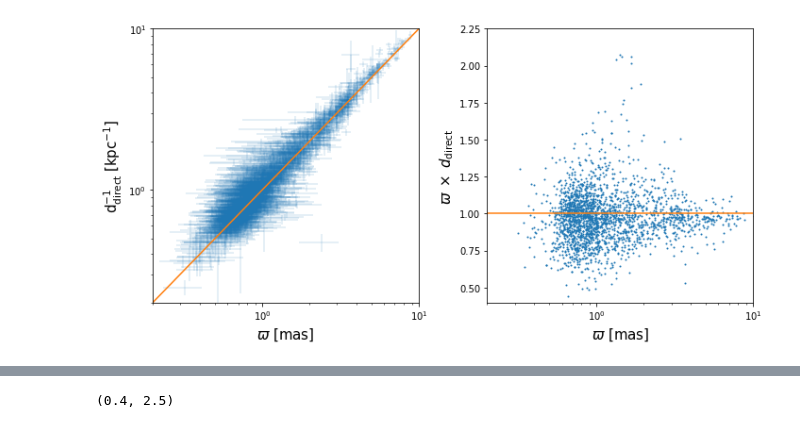
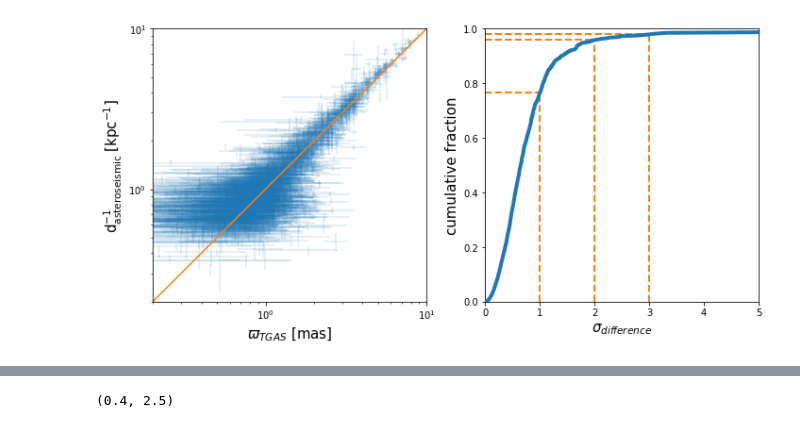
Before and after one commit to andersdot/photoParallax, a Jupyter notebook: asteroseismic.ipynb, the cells around one changed output, grey strips where cells are left out. Drawn from its saved outputs; the diff is of its cells as text; code cells hidden in the pictures.

```diff
--- a/asteroseismic.ipynb
+++ b/asteroseismic.ipynb
@@ -115,0 +50,10 @@ blah3['d-dir'], blah3['d-dir-cor'], blah3['d-grid'], blah3['d-grid-cor'], blah3[
+# %%
+parallax_dir = 1e3/blah4['d-dir-cor']
+parallax_dir_err = blah4['E_d-dir-cor']/blah4['d-dir-cor']**2*1e3
+# %%
+sig_dif_phot = np.abs(blah4['parallax_expectation_value'] - parallax_dir)#/parallax_dir #/np.sqrt(blah4['parallax_variance'] + parallax_dir_err**2.)
+blah_phot = scipy.cumsum(sig_dif_phot[np.argsort(sig_dif_phot)])
+ff_phot = interp1d(sig_dif_phot[np.argsort(sig_dif_phot)], blah_phot/np.max(blah_phot))
+sig_dif_tgas = np.abs(blah4['parallax'] - parallax_dir)#/parallax_dir#/np.sqrt(blah4['parallax_error'] + parallax_dir_err**2.)
+blah_tgas = scipy.cumsum(sig_dif_tgas[np.argsort(sig_dif_tgas)])
+ff_tgas = interp1d(sig_dif_tgas[np.argsort(sig_dif_tgas)], blah_tgas/np.max(blah_tgas))
@@ -116,23 +115,40 @@ blah3['d-dir'], blah3['d-dir-cor'], blah3['d-grid'], blah3['d-grid-cor'], blah3[
+# %%
+sig_dif = np.abs(blah4['parallax'] - parallax_dir)/np.sqrt(blah4['parallax_error'] + parallax_dir_err**2.)
+blah = scipy.cumsum(sig_dif[np.argsort(sig_dif)])
+ff = interp1d(sig_dif[np.argsort(sig_dif)], blah/np.max(blah))
 # %%
 #plt.scatter(blah3['parallax_expectation_value'], 1e3/blah3['d-dir-cor'], s=1)
 fig, ax = plt.subplots(1, 2, figsize=(10, 5))
-ax[0].errorbar(blah3['parallax_expectation_value'], 1e3/blah3['d-dir-cor'], alpha=0.15, xerr=[np.sqrt(blah3['parallax_variance']), np.sqrt(blah3['parallax_variance'])], yerr=[blah3['E_d-dir-cor']/blah3['d-dir-cor']**2*1e3, blah3['e_d-dir-cor']/blah3['d-dir-cor']**2*1e3], fmt='o', markersize=0)
+ax[0].errorbar(blah4['parallax'], 1e3/blah4['d-dir-cor'], alpha=0.15, xerr=[blah4['parallax_error'], blah4['parallax_error']], yerr=[blah4['E_d-dir-cor']/blah4['d-dir-cor']**2*1e3, blah4['e_d-dir-cor']/blah4['d-dir-cor']**2*1e3], fmt='o', markersize=0)
 ax[0].set_xscale('log')
 ax[0].set_yscale('log')
 ax[0].set_xlim(0.2, 10)
 ax[0].set_ylim(0.2, 10)
 ax[0].plot([0.0001, 1000], [0.0001, 1000])
-ax[0].set_xlabel(r'$\varpi$ [mas]', fontsize=15)
-ax[0].set_ylabel(r'$\mathrm{d}_\mathrm{direct}^{-1} \; [\mathrm{kpc}^{-1}]$', fontsize=15)
+ax[0].set_xlabel(r'$\varpi_{TGAS}$ [mas]', fontsize=15)
+ax[0].set_ylabel(r'$\mathrm{d}_\mathrm{asteroseismic}^{-1} \; [\mathrm{kpc}^{-1}]$', fontsize=15)
 
-ax[1].scatter(blah3['parallax_expectation_value'], blah3['parallax_expectation_value']/(1e3/blah3['d-dir-cor']), s=1)
-ax[1].set_ylim(0.4, 2.25)
-ax[1].set_xlim(0.2, 10)
-ax[1].set_xscale('log')
-ax[1].axhline(1, c='C1')
-ax[1].set_xlabel(r'$\varpi$ [mas]', fontsize=15)
-ax[1].set_ylabel(r'$\varpi \; \times \; d_\mathrm{direct}$', fontsize=15)
+#ax[1].scatter(blah4['parallax'], blah4['parallax']/(1e3/blah4['d-dir-cor']), s=1)
+#ax[1].set_ylim(0.4, 2.25)
+#ax[1].set_xlim(0.2, 10)
+#ax[1].set_xscale('log')
+#ax[1].axhline(1, c='C1')
+#ax[1].set_xlabel(r'$\varpi_{TGAS}$ [mas]', fontsize=15)
+#ax[1].set_ylabel(r'$\varpi_{TGAS} \; \times \; d_\mathrm{asteroseismic}$', fontsize=15)
+
+ax[1].plot(sig_dif[np.argsort(sig_dif)], blah/np.max(blah), zorder=3, linewidth=4)
+ax[1].set_xlabel(r'$\sigma_{difference}$', fontsize=15)
+ax[1].set_ylabel('cumulative fraction', fontsize=15)
+
+for xx in [1, 2, 3]:
+    ax[1].plot([xx, xx], [0, ff(xx)], c='C1', zorder=0, linewidth=2, linestyle='--')
+    ax[1].plot([0, xx],[ff(xx), ff(xx)], c='C1', zorder=1, linewidth=2, linestyle='--')
+
+ax[1].set_xlim(0, 5)
+ax[1].set_ylim(0, 1.0)
+
+
 fig.tight_layout()
-fig.savefig('paper/photoVSseismic.pdf', rasterized=True)
+fig.savefig('paper/tgasVSseismic.pdf', rasterized=True)
 # %% [output]
-[figure, old version]
+[figure, new version]
```
Also changed, not shown: parts of 26 cells of this notebook, 12 other files.
